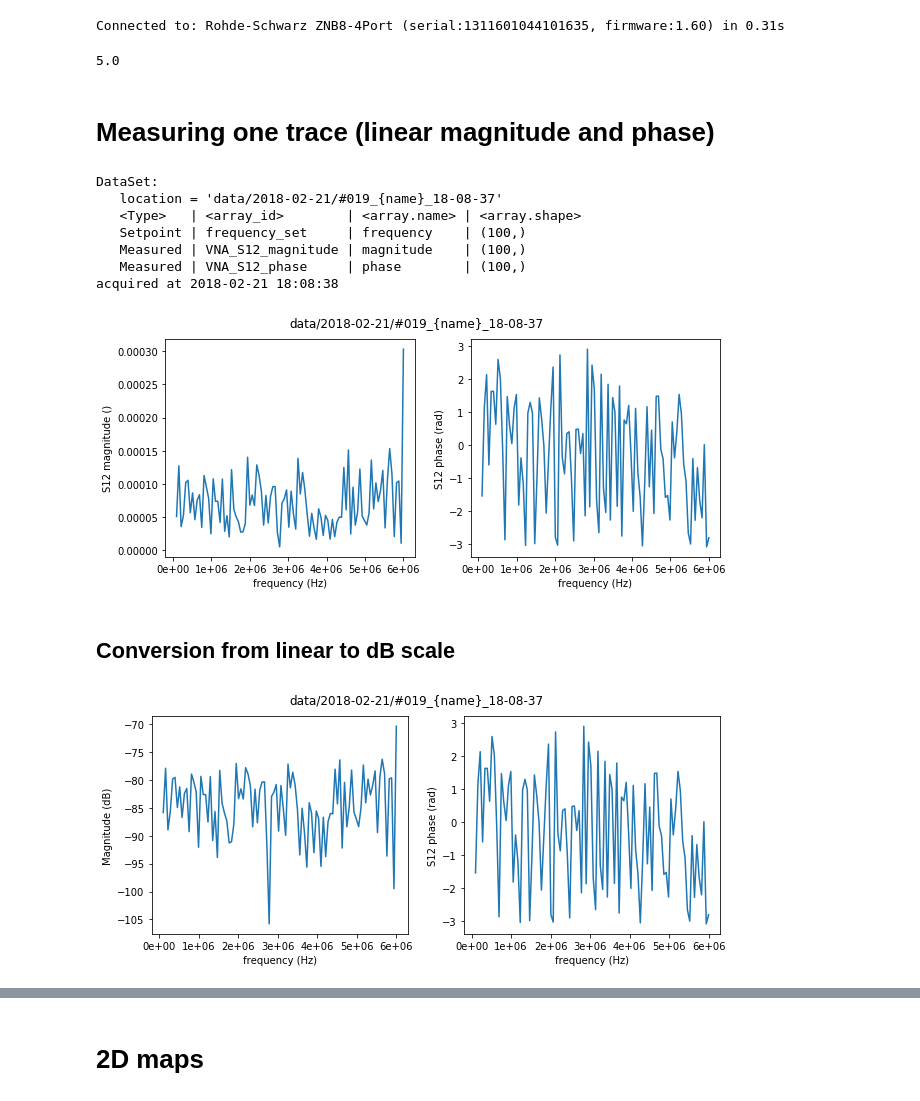
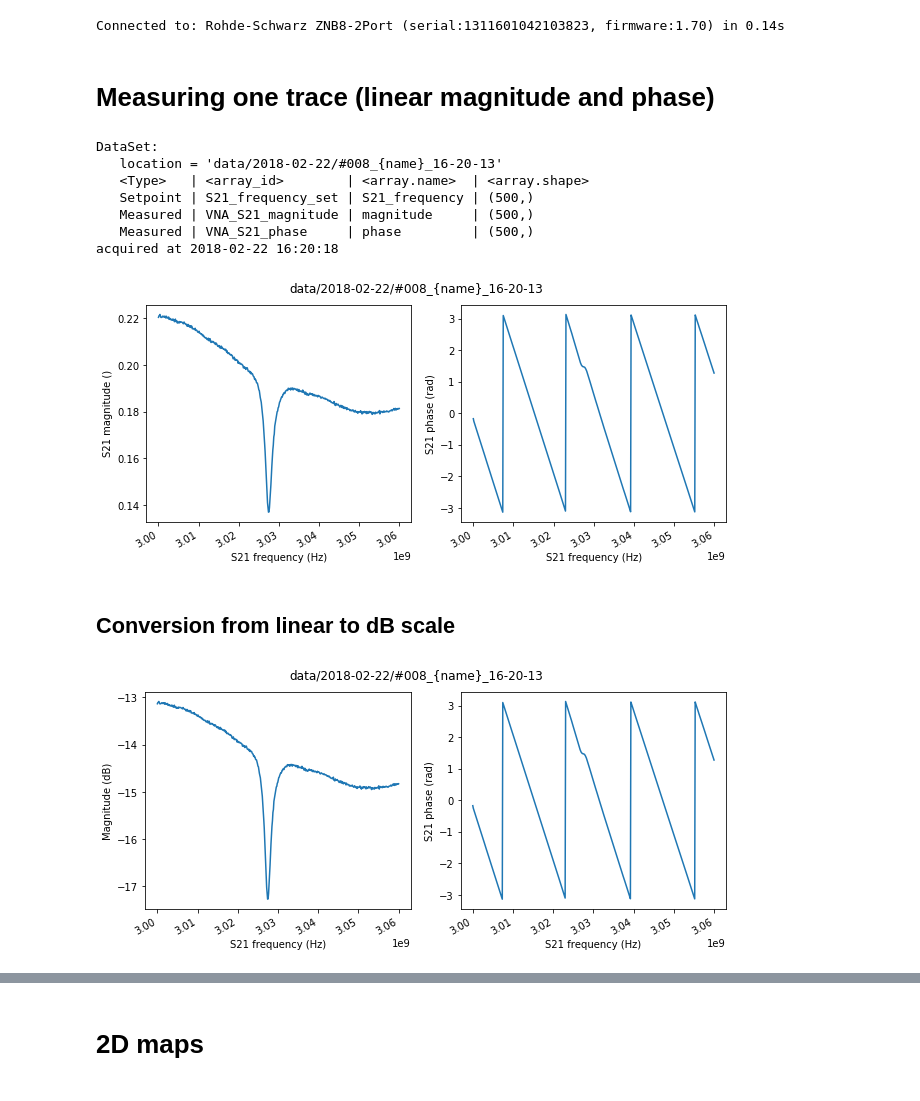
Before and after one commit to simonzihlmann/Qcodes, a Jupyter notebook: docs/tutorial/QCoDeS Tutorial-VNA.ipynb, the cells around one changed output, grey strips where cells are left out. Saved outputs shown, nothing was run; the diff lists cells and outputs as text; code cells hidden in the pictures.

```diff
--- a/docs/tutorial/QCoDeS Tutorial-VNA.ipynb
+++ b/docs/tutorial/QCoDeS Tutorial-VNA.ipynb
@@ -12,5 +10,5 @@ Connected to: ? None (serial:None, firmware:None) in 0.13s
 # %%
 import qcodes.instrument_drivers.rohde_schwarz.ZNB as ZNB
-vna = ZNB.ZNB('VNA', 'GPIB0::20::INSTR')
+vna = ZNB.ZNB('VNA', 'GPIB0::29::INSTR', init_s_params=False)
 # %% [output]
-Connected to: Rohde-Schwarz ZNB8-4Port (serial:1311601044101635, firmware:1.60) in 0.31s
+Connected to: Rohde-Schwarz ZNB8-2Port (serial:1311601042103823, firmware:1.70) in 0.14s
@@ -22,49 +15,48 @@ dac.ch1.volt.set(5)
-# %%
-dac.ch1.volt.get()
-# %% [output]
-5.0
 # %% [markdown]
 # Measuring one trace (linear magnitude and phase)
 # %%
 # set up the VNA
 vna.clear_channels()
-vna.add_channel('S12')
-vna.channels.S12.power(-40)
+vna.add_channel('S21')
+vna.channels.S21.power(-30)
 vna.rf_on()
 
-vna.channels.S12.format('dB') # just for the screen
+vna.channels.S21.format('dB') # just for the screen
 
-vna.channels.S12.start(100e3)
-vna.channels.S12.stop(6e6)
-vna.channels.S12.npts(100)
-
-vna.channels.S12.avg(1)
+vna.channels.S21.start(3e9)
+vna.channels.S21.stop(3.06e9)
+vna.channels.S21.npts(500)
+vna.channels.S21.bandwidth(1e2)
+vna.channels.S21.avg(1)
 # %%
-data = qc.Measure(vna.channels.S12.trace_mag_phase).run()
+data = qc.Measure(vna.channels.S21.trace_mag_phase).run()
 # %% [output]
 DataSet:
-   location = 'data/2018-02-21/#019_{name}_18-08-37'
-   <Type>   | <array_id>        | <array.name> | <array.shape>
-   Setpoint | frequency_set     | frequency    | (100,)
-   Measured | VNA_S12_magnitude | magnitude    | (100,)
-   Measured | VNA_S12_phase     | phase        | (100,)
-acquired at 2018-02-21 18:08:38
+   location = 'data/2018-02-22/#008_{name}_16-20-13'
+   <Type>   | <array_id>        | <array.name>  | <array.shape>
+   Setpoint | S21_frequency_set | S21_frequency | (500,)
+   Measured | VNA_S21_magnitude | magnitude     | (500,)
+   Measured | VNA_S21_phase     | phase         | (500,)
+acquired at 2018-02-22 16:20:18
 # %%
 from matplotlib.ticker import ScalarFormatter, FormatStrFormatter
 
 plot = qc.MatPlot(subplots=2)
 
-plot.add(data.VNA_S12_magnitude, subplot=1)
-plot.add(data.VNA_S12_phase, subplot=2)
+plot.add(data.VNA_S21_magnitude, subplot=1)
+plot.add(data.VNA_S21_phase, subplot=2)
 
 plot.tight_layout()
 
 fig = plot.fig
 
 for subplot in fig.axes:
-    subplot.xaxis.set_major_formatter(FormatStrFormatter('%.0e'))
+    #subplot.xaxis.set_major_formatter(FormatStrFormatter('%.03e'))
+    for label in subplot.get_xmajorticklabels():
+        label.set_rotation(30)
+        label.set_horizontalalignment("right")
 # %% [output]
-[figure, old version]
+[figure, new version]
 # %% [markdown]
 ## Conversion from linear to dB scale
 # %%
@@ -76,14 +68,17 @@ data.add_array(qc.DataArray(preset_data=log_magnitude,name='log_magnitude',  arr
 # %%
 plot = qc.MatPlot(subplots=2)
 
-plot.add(data.frequency_set,data.log_magnitude, subplot=1)
-plot.add(data.VNA_S12_phase, subplot=2)
+plot.add(data.S21_frequency_set,data.log_magnitude, subplot=1)
+plot.add(data.VNA_S21_phase, subplot=2)
 
 plot.tight_layout()
 
 fig = plot.fig
 
 for subplot in fig.axes:
-    subplot.xaxis.set_major_formatter(FormatStrFormatter('%.0e'))
+    #subplot.xaxis.set_major_formatter(FormatStrFormatter('%.03e'))
+    for label in subplot.get_xmajorticklabels():
+        label.set_rotation(30)
+        label.set_horizontalalignment("right")
 # %% [output]
-[figure, old version]
+[figure, new version]
```
Also changed, not shown: parts of 33 cells of this notebook.
